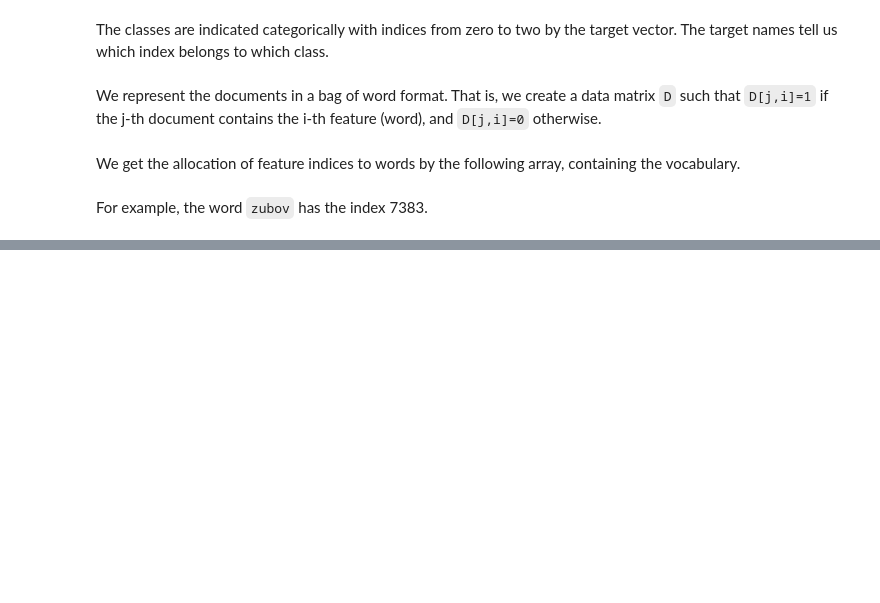
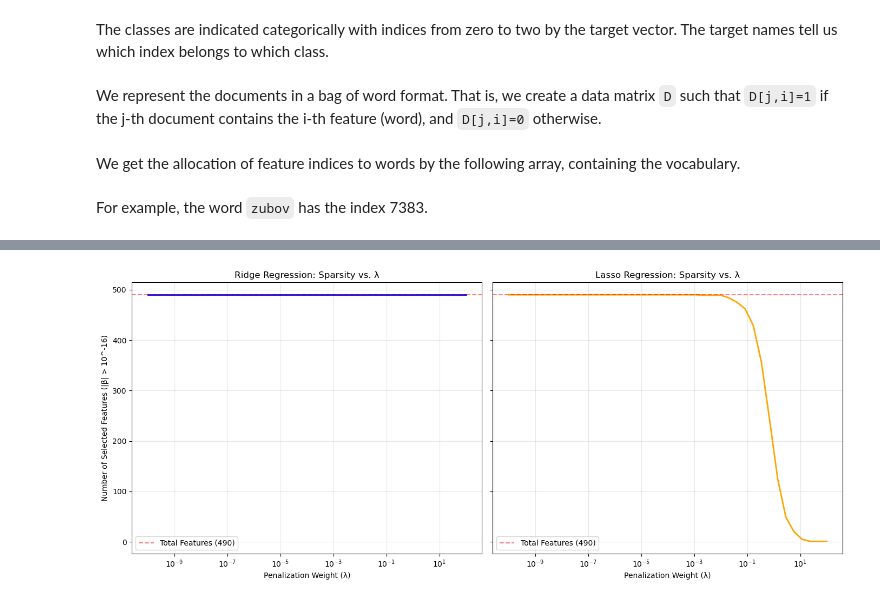
Before and after one commit to VassilisK2001/TU-e_2IRR50_HW1, a Jupyter notebook: HW1_26_setup.ipynb, the cells around one changed output, grey strips where cells are left out. Saved outputs shown, nothing was run; the diff lists cells and outputs as text; code cells hidden in the pictures; blank space fills up the shorter version.

```diff
--- a/HW1_26_setup.ipynb
+++ b/HW1_26_setup.ipynb
@@ -385,0 +559,47 @@ np.where(vectorizer.get_feature_names_out() == 'zubov')[0]
+# %%
+
+lambdas = np.logspace(-10, 2, num=40)
+
+ridge_selected_features = []
+lasso_selected_features = []
+
+for lmbda in lambdas:
+    # Ridge
+    beta_ridge = fit_ridge(X, y, lmbda)
+    ridge_count = np.sum(np.abs(beta_ridge[1:]) > 1e-16)
+    ridge_selected_features.append(ridge_count)
+
+    # Lasso
+    lasso = Lasso(alpha=lmbda, fit_intercept=True, max_iter=2000)
+    lasso.fit(D, y)
+
+    lasso_count = np.sum(np.abs(lasso.coef_) > 1e-16)
+    lasso_selected_features.append(lasso_count)
+
+# Plotting the Results
+fig, (ax1, ax2) = plt.subplots(1, 2, figsize=(14, 6), sharey=True)
+
+# Ridge Plot
+ax1.plot(lambdas, ridge_selected_features, color='blue', linewidth=2)
+ax1.axhline(y=p_features, color='red', linestyle='--', alpha=0.5, label=f'Total Features ({p_features})')
+ax1.set_xscale('log')
+ax1.set_xlabel('Penalization Weight (λ)')
+ax1.set_ylabel('Number of Selected Features (|β| > 10^-16)')
+ax1.set_title('Ridge Regression: Sparsity vs. λ')
+ax1.legend()
+ax1.grid(True, alpha=0.3)
+
+# Lasso Plot
+ax2.plot(lambdas, lasso_selected_features, color='orange', linewidth=2)
+ax2.axhline(y=p_features, color='red', linestyle='--', alpha=0.5, label=f'Total Features ({p_features})')
+ax2.set_xscale('log')
+ax2.set_xlabel('Penalization Weight (λ)')
+ax2.set_title('Lasso Regression: Sparsity vs. λ')
+ax2.legend()
+ax2.grid(True, alpha=0.3)
+
+plt.tight_layout()
+plt.savefig("sparsity_plots.png", dpi=300)
+plt.show()
+# %% [output]
+[figure, added]
```
Also changed, not shown: parts of 5 cells of this notebook, 2 other files.
